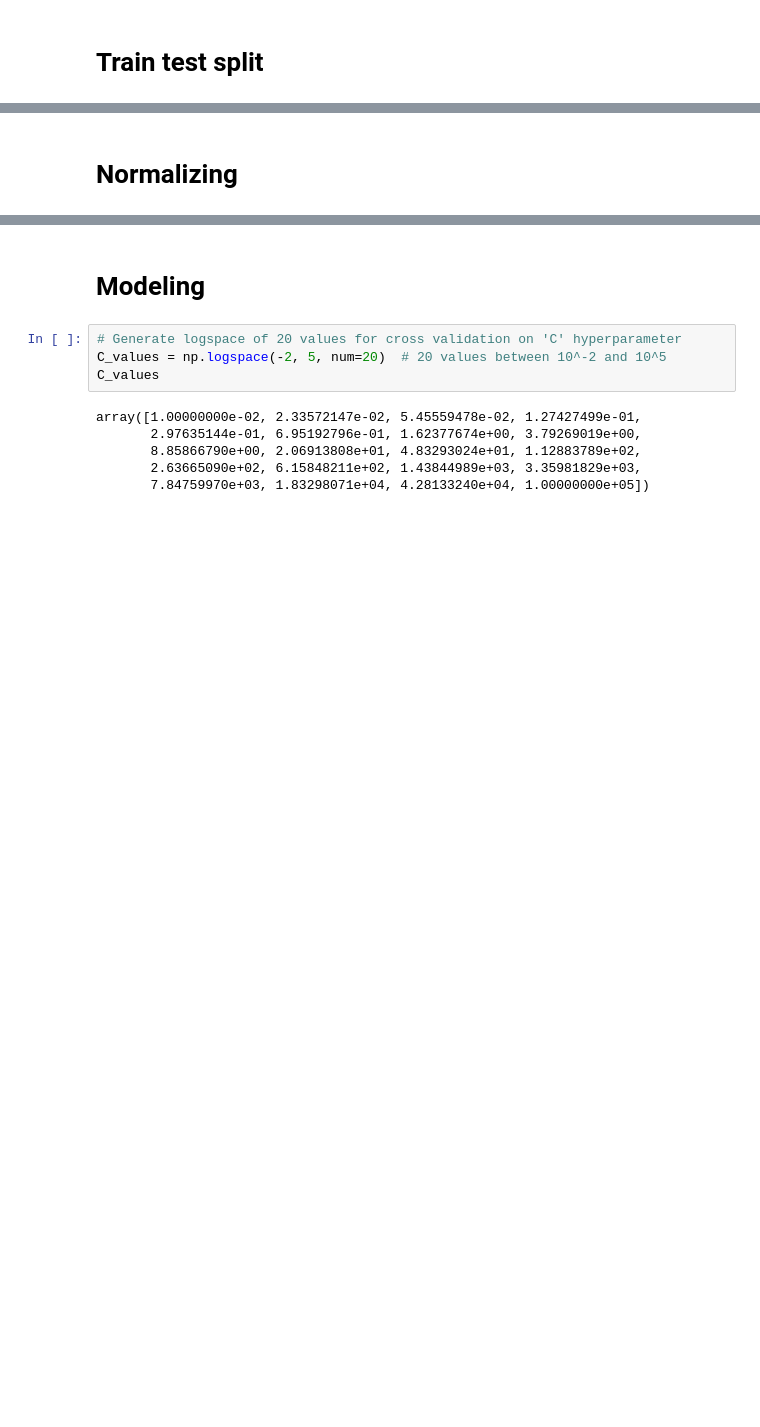
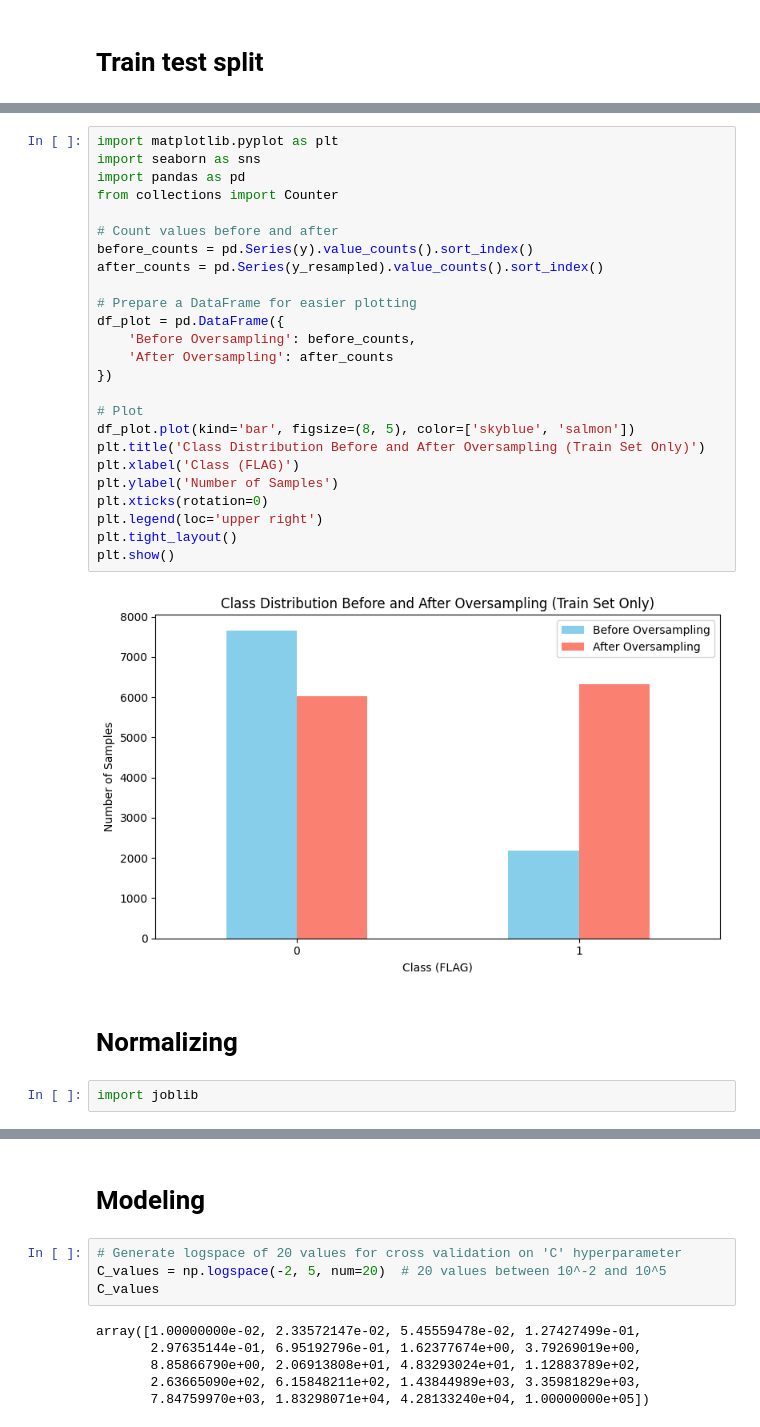
Before and after one commit to ayushxpatne/major-project-fl, a Jupyter notebook: ethereum-frauddetection-dataset/crypto-fraud-detection.ipynb, the cells around one changed output, grey strips where cells are left out. Drawn from its saved outputs; the diff is of its cells as text; blank space fills up the shorter version.

```diff
--- a/ethereum-frauddetection-dataset/crypto-fraud-detection.ipynb
+++ b/ethereum-frauddetection-dataset/crypto-fraud-detection.ipynb
@@ -384,5 +443,34 @@ X_train.shape, X_test.shape, y_train.shape, y_test.shape
+# %%
+import matplotlib.pyplot as plt
+import seaborn as sns
+import pandas as pd
+from collections import Counter
+
+# Count values before and after
+before_counts = pd.Series(y).value_counts().sort_index()
+after_counts = pd.Series(y_resampled).value_counts().sort_index()
+
+# Prepare a DataFrame for easier plotting
+df_plot = pd.DataFrame({
+    'Before Oversampling': before_counts,
+    'After Oversampling': after_counts
+})
+
+# Plot
+df_plot.plot(kind='bar', figsize=(8, 5), color=['skyblue', 'salmon'])
+plt.title('Class Distribution Before and After Oversampling (Train Set Only)')
+plt.xlabel('Class (FLAG)')
+plt.ylabel('Number of Samples')
+plt.xticks(rotation=0)
+plt.legend(loc='upper right')
+plt.tight_layout()
+plt.show()
+# %% [output]
+[figure, added]
 # %% [markdown]
 # Normalizing
+# %%
+import joblib
 # %%
 # Apply a power transform featurewise to make data more Gaussian-like
 # Our features are not normally distributed and have many outliers
```
Also changed, not shown: parts of 22 cells of this notebook, 59 other files.
